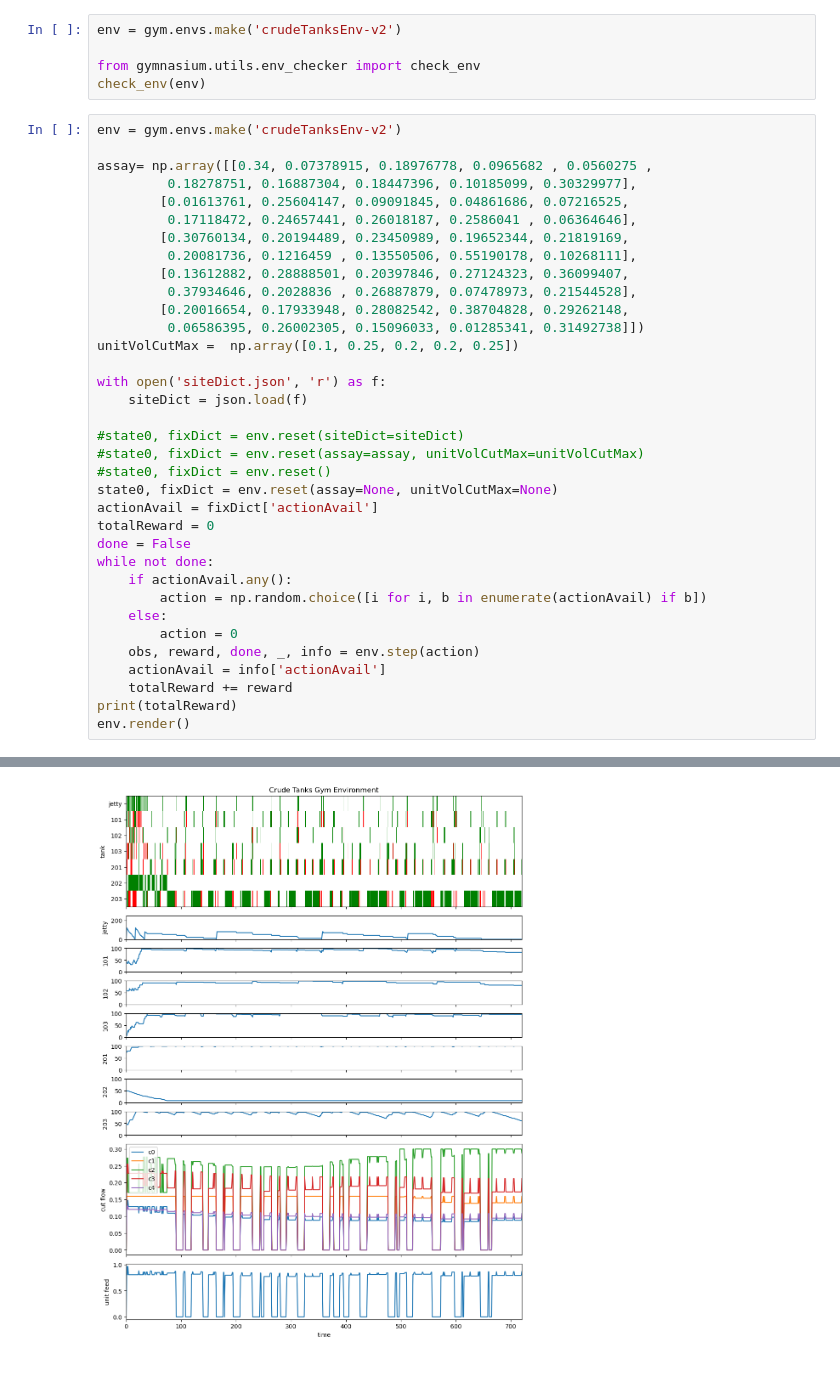
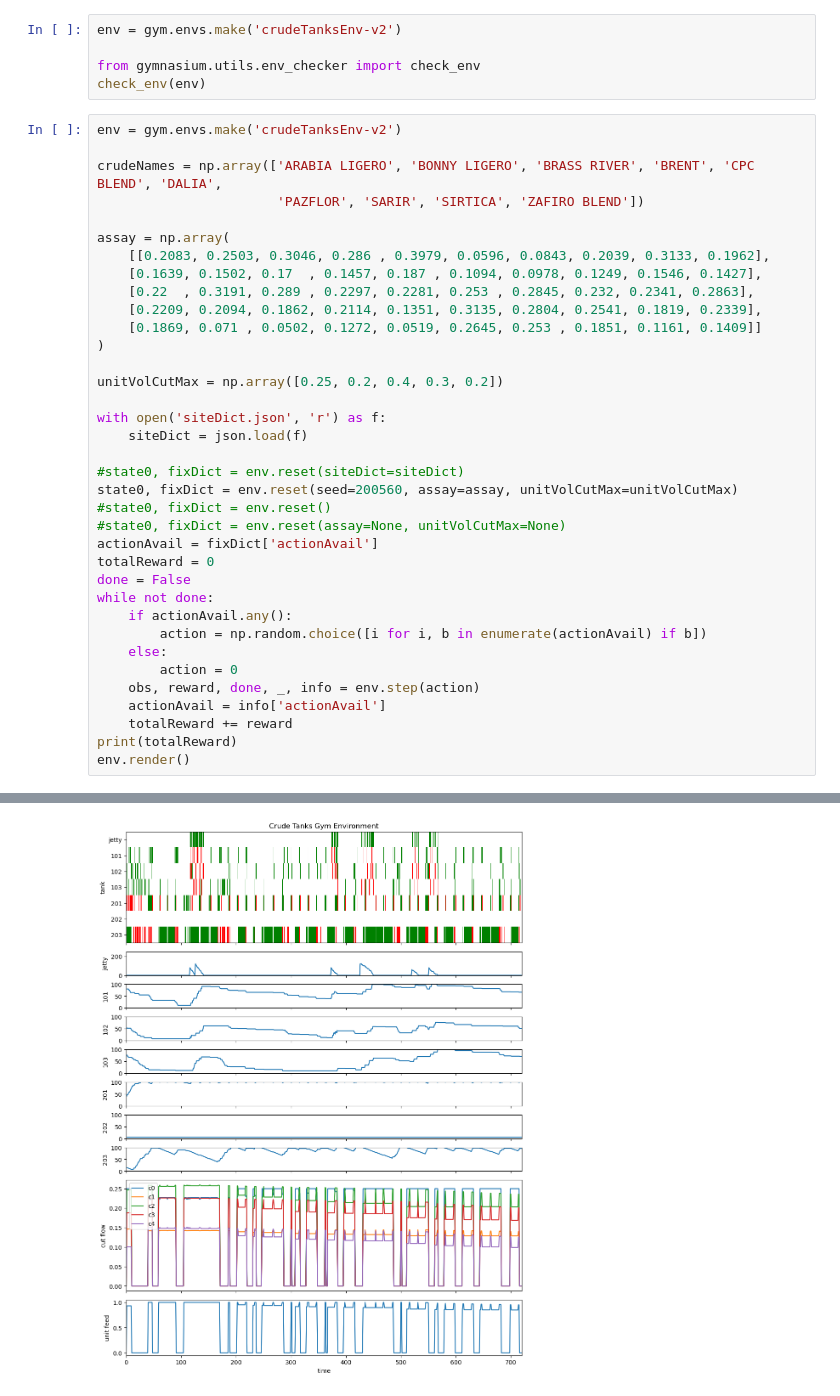
Before and after one commit to BaltiBoix/Scheduling, a Jupyter notebook: tankEnv.ipynb, the cells around one changed output, grey strips where cells are left out. Drawn from its saved outputs; the diff is of its cells as text.

```diff
--- a/tankEnv.ipynb
+++ b/tankEnv.ipynb
@@ -879,25 +899,26 @@ check_env(env)
 # %%
 env = gym.envs.make('crudeTanksEnv-v2')
 
-assay= np.array([[0.34, 0.07378915, 0.18976778, 0.0965682 , 0.0560275 ,
-         0.18278751, 0.16887304, 0.18447396, 0.10185099, 0.30329977],
-        [0.01613761, 0.25604147, 0.09091845, 0.04861686, 0.07216525,
-         0.17118472, 0.24657441, 0.26018187, 0.2586041 , 0.06364646],
-        [0.30760134, 0.20194489, 0.23450989, 0.19652344, 0.21819169,
-         0.20081736, 0.1216459 , 0.13550506, 0.55190178, 0.10268111],
-        [0.13612882, 0.28888501, 0.20397846, 0.27124323, 0.36099407,
-         0.37934646, 0.2028836 , 0.26887879, 0.07478973, 0.21544528],
-        [0.20016654, 0.17933948, 0.28082542, 0.38704828, 0.29262148,
-         0.06586395, 0.26002305, 0.15096033, 0.01285341, 0.31492738]])
-unitVolCutMax =  np.array([0.1, 0.25, 0.2, 0.2, 0.25])
+crudeNames = np.array(['ARABIA LIGERO', 'BONNY LIGERO', 'BRASS RIVER', 'BRENT', 'CPC BLEND', 'DALIA',
+                       'PAZFLOR', 'SARIR', 'SIRTICA', 'ZAFIRO BLEND'])
+
+assay = np.array(
+    [[0.2083, 0.2503, 0.3046, 0.286 , 0.3979, 0.0596, 0.0843, 0.2039, 0.3133, 0.1962],
+    [0.1639, 0.1502, 0.17  , 0.1457, 0.187 , 0.1094, 0.0978, 0.1249, 0.1546, 0.1427],
+    [0.22  , 0.3191, 0.289 , 0.2297, 0.2281, 0.253 , 0.2845, 0.232, 0.2341, 0.2863],
+    [0.2209, 0.2094, 0.1862, 0.2114, 0.1351, 0.3135, 0.2804, 0.2541, 0.1819, 0.2339],
+    [0.1869, 0.071 , 0.0502, 0.1272, 0.0519, 0.2645, 0.253 , 0.1851, 0.1161, 0.1409]]
+)
+
+unitVolCutMax = np.array([0.25, 0.2, 0.4, 0.3, 0.2])
 
 with open('siteDict.json', 'r') as f:
     siteDict = json.load(f)
 
 #state0, fixDict = env.reset(siteDict=siteDict)
-#state0, fixDict = env.reset(assay=assay, unitVolCutMax=unitVolCutMax)
+state0, fixDict = env.reset(seed=200560, assay=assay, unitVolCutMax=unitVolCutMax)
 #state0, fixDict = env.reset()
-state0, fixDict = env.reset(assay=None, unitVolCutMax=None)
+#state0, fixDict = env.reset(assay=None, unitVolCutMax=None)
 actionAvail = fixDict['actionAvail']
 totalReward = 0
 done = False
@@ -916,4 +937,4 @@ env.render()
-[figure, old version]
+[figure, new version]
 # %%
 env.reset()
 # env.S.toDict()
```
Also changed, not shown: parts of 10 cells of this notebook, 3 other files.
